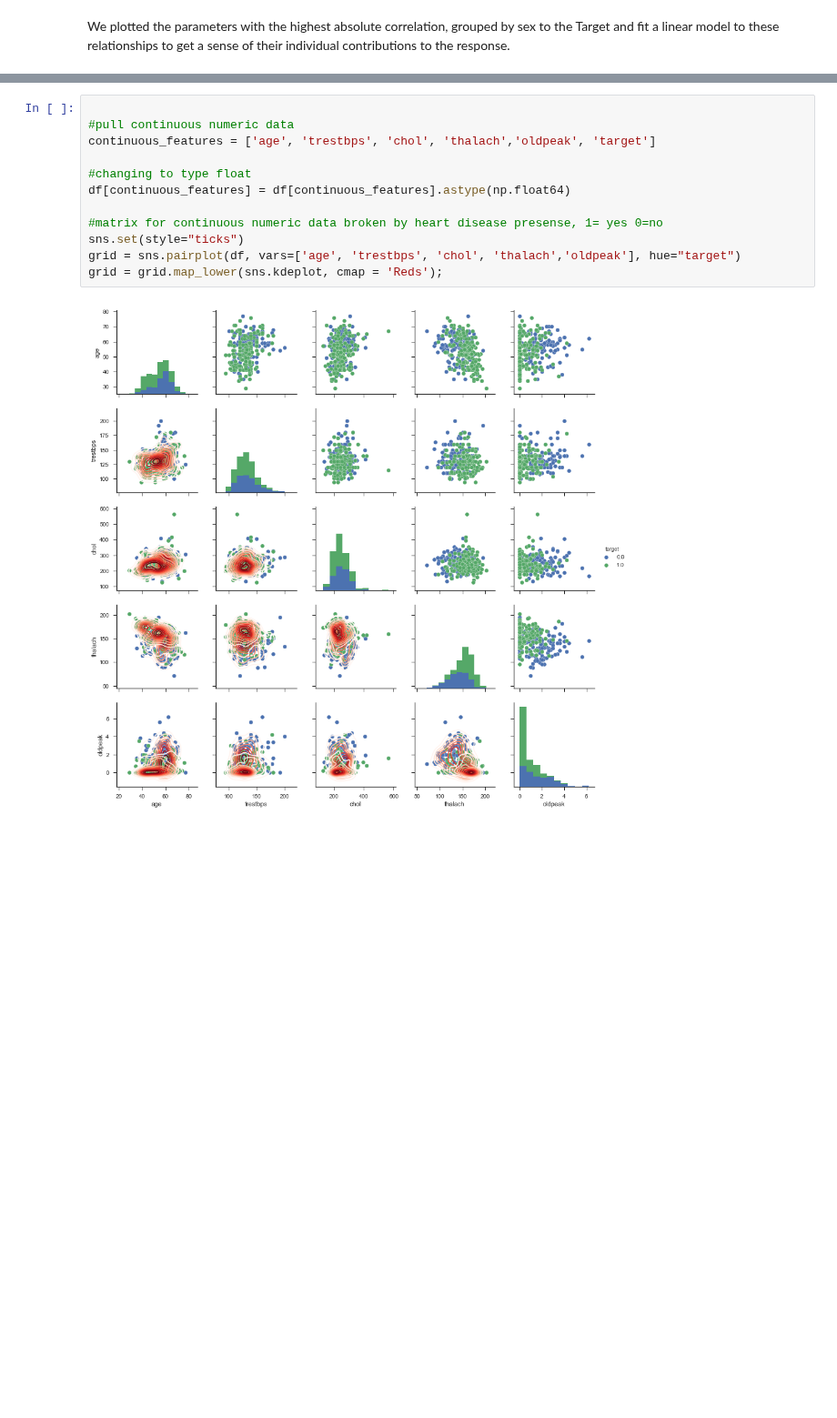
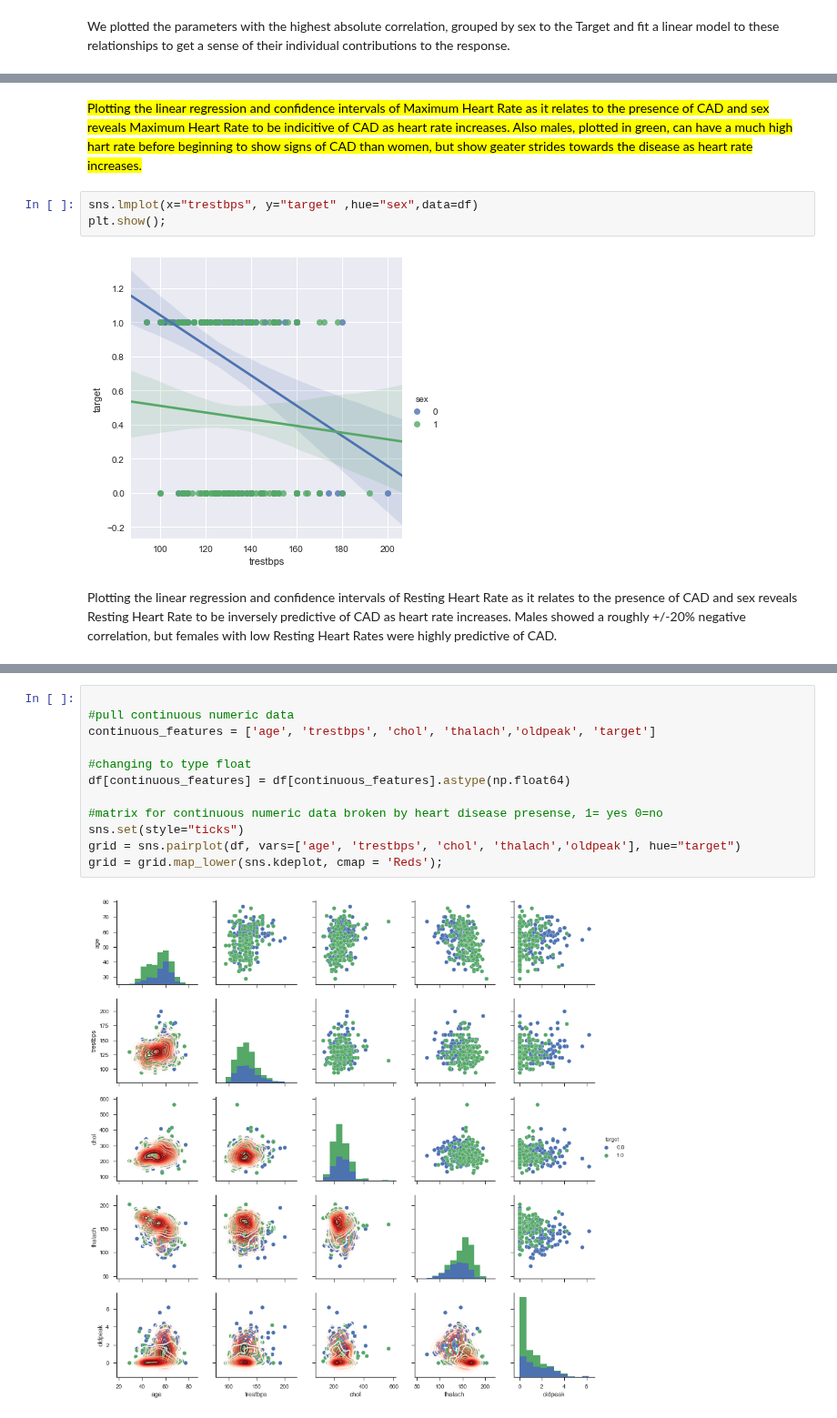
Before and after one commit to realdanielbyrne/Data_Mining_Labs, a Jupyter notebook: Lab1.ipynb, the cells around one changed output, grey strips where cells are left out. Shown at 91% size. Drawn from its saved outputs; the diff is of its cells as text; blank space fills up the shorter version.

```diff
--- a/Lab1.ipynb
+++ b/Lab1.ipynb
@@ -382,0 +371,9 @@ sns.lmplot(x="thal", y="target",hue="sex", data=df);
+# %% [markdown]
+<mark>Plotting the linear regression and confidence intervals of Maximum Heart Rate as it relates to the presence of CAD and sex reveals Maximum Heart Rate to be indicitive of CAD as heart rate increases. Also males, plotted in green, can have a much high hart rate before beginning to show signs of CAD than women, but show geater strides towards the disease as heart rate increases.</mark>
+# %%
+sns.lmplot(x="trestbps", y="target" ,hue="sex",data=df)
+plt.show();
+# %% [output]
+[figure, added]
+# %% [markdown]
+Plotting the linear regression and confidence intervals of Resting Heart Rate as it relates to the presence of CAD and sex reveals Resting Heart Rate to be inversely predictive of CAD as heart rate increases. Males showed a roughly +/-20% negative correlation, but females with low Resting Heart Rates were highly predictive of CAD.
```
Also changed, not shown: parts of 12 cells of this notebook.
